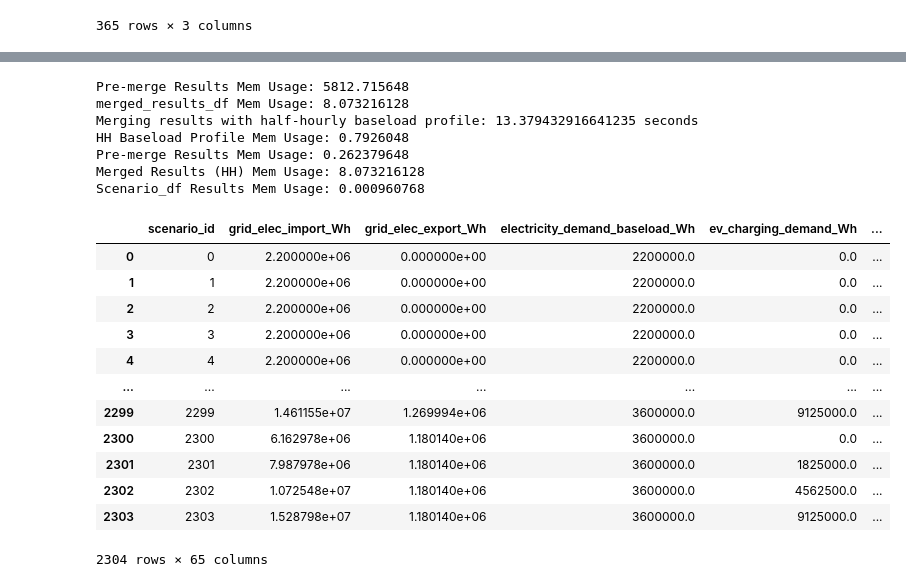
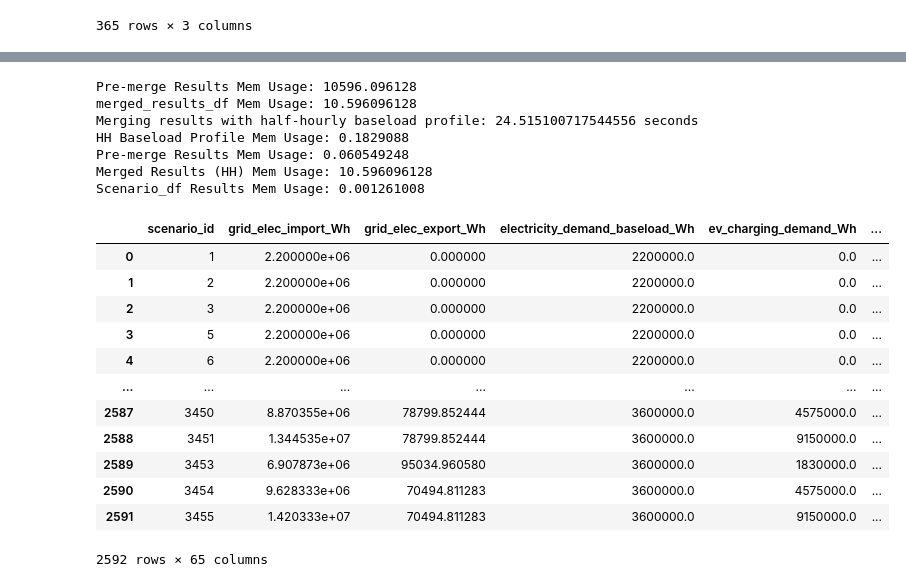
Before and after one commit to bluedotthinking/domestic-energy-bill-reduction-app, a Jupyter notebook: scenario_simulation.ipynb, the cells around one changed output, grey strips where cells are left out. Saved outputs shown, nothing was run; the diff lists cells and outputs as text; code cells hidden in the pictures.

```diff
--- a/scenario_simulation.ipynb
+++ b/scenario_simulation.ipynb
@@ -394,6 +395,14 @@ scenario_df['scenario_id'] = [n for n in range(len(scenario_df.index))]
 scenario_df['electricity_demand_ev_daily_Wh'] = scenario_df['daily_miles_driven']*scenario_df['vehicle_wh_per_mile']
 
 
+
+retain_scenario_cond = (((scenario_df['vehicle_name'] != 'No Vehicle') & (scenario_df['daily_miles_driven'] > 0.))
+                        |
+                        ((scenario_df['vehicle_name'] == 'No Vehicle') & (scenario_df['daily_miles_driven'] == 0.))
+                       )
+
+scenario_df = scenario_df.loc[retain_scenario_cond]
+
 print ('Reading in Data & Generating the scenarios took:',time.time()-ttt,'seconds')
 print ('scenario_df Mem Usage:',scenario_df.memory_usage().sum()/1e6)
 print (scenario_df.iloc[0])
@@ -401,5 +410,7 @@ print (scenario_df.iloc[0])
 # non_gas_heating_cond = (scenario_df['heating_system_fuel_type']!='gas')
 # scenario_df = scenario_df
 
+scenario_df.to_csv('scenarios_df.csv',index=False)
+
 scenario_df
 # %% [output]
@@ -915,14 +939,6 @@ results_df_full.loc[results_df_full['scenario_id']==1727]
 
 
 print ('Pre-merge Results Mem Usage:',results_df_full.memory_usage().sum()/1e6)
-
-# print (results_df_full)
-# print (results_df_full.dtypes)
-
-# print (results_df.groupby('scenario_id')['grid_elec_import_Wh'].sum())
-
-
-# print (half_hourly_baseload_profile_df.groupby('scenario_id')['electricity_demand_baseload_Wh'].sum())
 
 ttt = time.time()
 
@@ -956,49 +972,51 @@ print ('HH Baseload Profile Mem Usage:',half_hourly_baseload_profile_df.memory_u
 print ('Pre-merge Results Mem Usage:',results_df.memory_usage().sum()/1e9)
 print ('Merged Results (HH) Mem Usage:',merged_results_df.memory_usage().sum()/1e9)
 print ('Scenario_df Results Mem Usage:',scenario_df.memory_usage().sum()/1e9)
 
 
 # Create a summary results dataframe, that can be easily read in by Streamlit and plotted, needs to include:
 
 # Costs, kWh usage for each component (Baseload, EV, Solar PV, Heat Pump, Battery Storage)
 # Calculate cost, miles travelled, for ICE vehicle
 # Calculate standing charge for each fuel type
 # Calculate a cost for each fuel type
 # Calculate a total cost
 
 cols = ['grid_elec_import_Wh','grid_elec_export_Wh','electricity_demand_baseload_Wh',
         'ev_charging_demand_Wh','electricity_demand_heatpump_Wh','solar_pv_generation_Wh',
         'battery_charging_demand_Wh','battery_generation_Wh','gas_demand_Wh',
         'grid_elec_import_cost',
         'electricity_export_income','gas_import_cost'
         ]
 
 summary_results_df = merged_results_df.groupby('scenario_id')[cols].sum().reset_index()
 
 summary_results_df = pd.merge(summary_results_df, scenario_df, on='scenario_id')
 summary_results_df['vehicle_litres_fuel_annual'] = summary_results_df['daily_miles_driven']*365*4.54609/summary_results_df['vehicle_miles_per_gallon']
 summary_results_df.replace([np.inf, -np.inf], 0., inplace=True)
+summary_results_df = summary_results_df.loc[summary_results_df['vehicle_id']!=2]
+
 summary_results_df.to_csv('summary_results.csv', index=False)
 
 summary_results_df
 # %% [output]
-Pre-merge Results Mem Usage: 5812.715648
-merged_results_df Mem Usage: 8.073216128
-Merging results with half-hourly baseload profile: 13.379432916641235 seconds
-HH Baseload Profile Mem Usage: 0.7926048
-Pre-merge Results Mem Usage: 0.262379648
-Merged Results (HH) Mem Usage: 8.073216128
-Scenario_df Results Mem Usage: 0.000960768
+Pre-merge Results Mem Usage: 10596.096128
+merged_results_df Mem Usage: 10.596096128
+Merging results with half-hourly baseload profile: 24.515100717544556 seconds
+HH Baseload Profile Mem Usage: 0.1829088
+Pre-merge Results Mem Usage: 0.060549248
+Merged Results (HH) Mem Usage: 10.596096128
+Scenario_df Results Mem Usage: 0.001261008
 |  | scenario_id | grid_elec_import_Wh | grid_elec_export_Wh | electricity_demand_baseload_Wh | ev_charging_demand_Wh | ... |
-| 0 | 0 | 2.200000e+06 | 0.000000e+00 | 2200000.0 | 0.0 | ... |
-| 1 | 1 | 2.200000e+06 | 0.000000e+00 | 2200000.0 | 0.0 | ... |
-| 2 | 2 | 2.200000e+06 | 0.000000e+00 | 2200000.0 | 0.0 | ... |
-| 3 | 3 | 2.200000e+06 | 0.000000e+00 | 2200000.0 | 0.0 | ... |
-| 4 | 4 | 2.200000e+06 | 0.000000e+00 | 2200000.0 | 0.0 | ... |
+| 0 | 1 | 2.200000e+06 | 0.000000 | 2200000.0 | 0.0 | ... |
+| 1 | 2 | 2.200000e+06 | 0.000000 | 2200000.0 | 0.0 | ... |
+| 2 | 3 | 2.200000e+06 | 0.000000 | 2200000.0 | 0.0 | ... |
+| 3 | 5 | 2.200000e+06 | 0.000000 | 2200000.0 | 0.0 | ... |
+| 4 | 6 | 2.200000e+06 | 0.000000 | 2200000.0 | 0.0 | ... |
 | ... | ... | ... | ... | ... | ... | ... |
-| 2299 | 2299 | 1.461155e+07 | 1.269994e+06 | 3600000.0 | 9125000.0 | ... |
-| 2300 | 2300 | 6.162978e+06 | 1.180140e+06 | 3600000.0 | 0.0 | ... |
-| 2301 | 2301 | 7.987978e+06 | 1.180140e+06 | 3600000.0 | 1825000.0 | ... |
-| 2302 | 2302 | 1.072548e+07 | 1.180140e+06 | 3600000.0 | 4562500.0 | ... |
-| 2303 | 2303 | 1.528798e+07 | 1.180140e+06 | 3600000.0 | 9125000.0 | ... |
+| 2587 | 3450 | 8.870355e+06 | 78799.852444 | 3600000.0 | 4575000.0 | ... |
+| 2588 | 3451 | 1.344535e+07 | 78799.852444 | 3600000.0 | 9150000.0 | ... |
+| 2589 | 3453 | 6.907873e+06 | 95034.960580 | 3600000.0 | 1830000.0 | ... |
+| 2590 | 3454 | 9.628333e+06 | 70494.811283 | 3600000.0 | 4575000.0 | ... |
+| 2591 | 3455 | 1.420333e+07 | 70494.811283 | 3600000.0 | 9150000.0 | ... |
-2304 rows × 65 columns
+2592 rows × 65 columns
```
Also changed, not shown: parts of 11 cells of this notebook, 5 other files.
